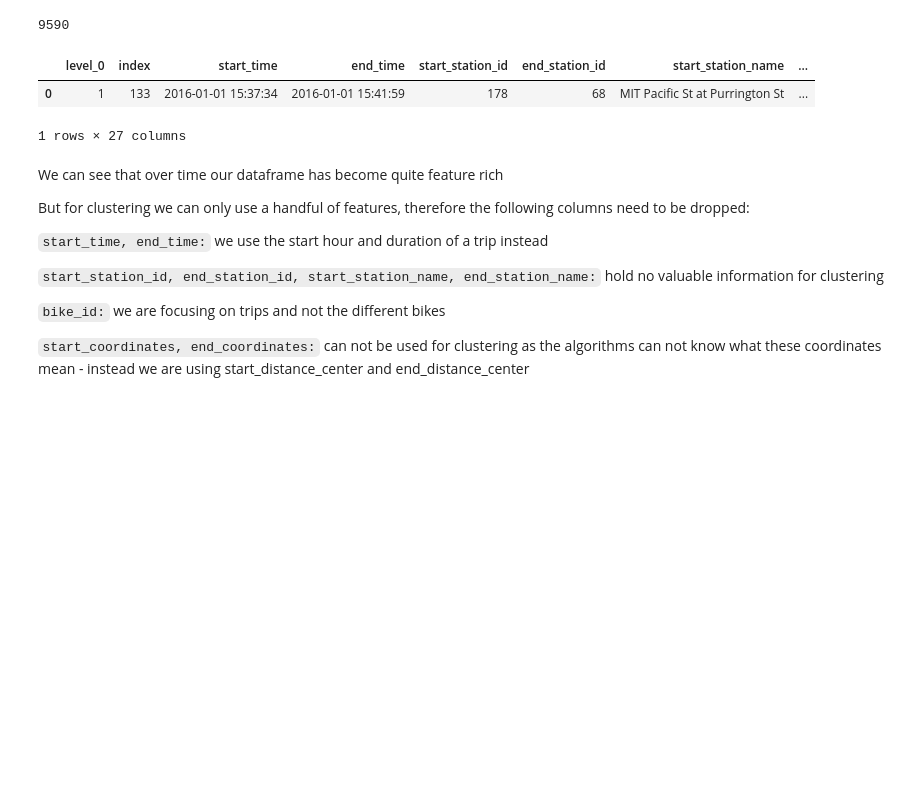
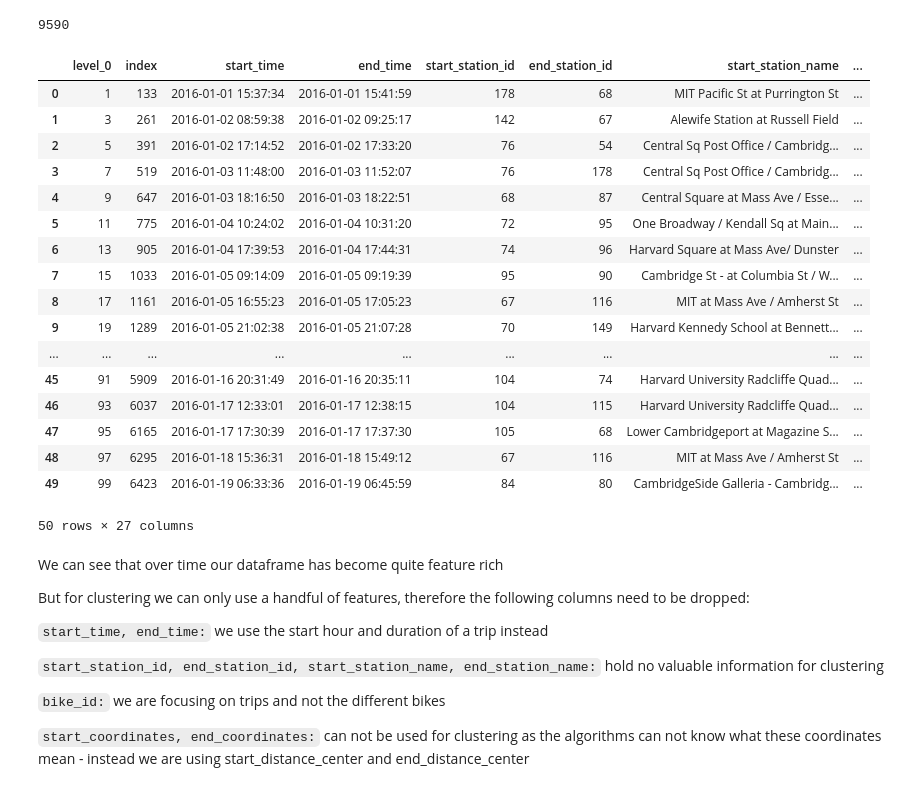
Before and after one commit to renefreitag/Data_Vipers, a Jupyter notebook: final/DataVipersNotebook.ipynb, the cells around one changed output. Saved outputs shown, nothing was run; the diff lists cells and outputs as text; code cells hidden in the pictures; blank space fills up the shorter version.

```diff
--- a/final/DataVipersNotebook.ipynb
+++ b/final/DataVipersNotebook.ipynb
@@ -947,11 +927,26 @@ len(df_cluster)
 # %% [output]
 9590
 # %%
-df_cluster.head(1)
+df_cluster.head(50)
 # %% [output]
 |  | level_0 | index | start_time | end_time | start_station_id | end_station_id | start_station_name | ... |
 | 0 | 1 | 133 | 2016-01-01 15:37:34 | 2016-01-01 15:41:59 | 178 | 68 | MIT Pacific St at Purrington St | ... |
+| 1 | 3 | 261 | 2016-01-02 08:59:38 | 2016-01-02 09:25:17 | 142 | 67 | Alewife Station at Russell Field | ... |
+| 2 | 5 | 391 | 2016-01-02 17:14:52 | 2016-01-02 17:33:20 | 76 | 54 | Central Sq Post Office / Cambridg... | ... |
+| 3 | 7 | 519 | 2016-01-03 11:48:00 | 2016-01-03 11:52:07 | 76 | 178 | Central Sq Post Office / Cambridg... | ... |
+| 4 | 9 | 647 | 2016-01-03 18:16:50 | 2016-01-03 18:22:51 | 68 | 87 | Central Square at Mass Ave / Esse... | ... |
+| 5 | 11 | 775 | 2016-01-04 10:24:02 | 2016-01-04 10:31:20 | 72 | 95 | One Broadway / Kendall Sq at Main... | ... |
+| 6 | 13 | 905 | 2016-01-04 17:39:53 | 2016-01-04 17:44:31 | 74 | 96 | Harvard Square at Mass Ave/ Dunster | ... |
+| 7 | 15 | 1033 | 2016-01-05 09:14:09 | 2016-01-05 09:19:39 | 95 | 90 | Cambridge St - at Columbia St / W... | ... |
+| 8 | 17 | 1161 | 2016-01-05 16:55:23 | 2016-01-05 17:05:23 | 67 | 116 | MIT at Mass Ave / Amherst St | ... |
+| 9 | 19 | 1289 | 2016-01-05 21:02:38 | 2016-01-05 21:07:28 | 70 | 149 | Harvard Kennedy School at Bennett... | ... |
+| ... | ... | ... | ... | ... | ... | ... | ... | ... |
+| 45 | 91 | 5909 | 2016-01-16 20:31:49 | 2016-01-16 20:35:11 | 104 | 74 | Harvard University Radcliffe Quad... | ... |
+| 46 | 93 | 6037 | 2016-01-17 12:33:01 | 2016-01-17 12:38:15 | 104 | 115 | Harvard University Radcliffe Quad... | ... |
+| 47 | 95 | 6165 | 2016-01-17 17:30:39 | 2016-01-17 17:37:30 | 105 | 68 | Lower Cambridgeport at Magazine S... | ... |
+| 48 | 97 | 6295 | 2016-01-18 15:36:31 | 2016-01-18 15:49:12 | 67 | 116 | MIT at Mass Ave / Amherst St | ... |
+| 49 | 99 | 6423 | 2016-01-19 06:33:36 | 2016-01-19 06:45:59 | 84 | 80 | CambridgeSide Galleria - Cambridg... | ... |
-1 rows × 27 columns
+50 rows × 27 columns
 # %% [markdown]
 We can see that over time our dataframe has become quite feature rich
 
```
Also changed, not shown: parts of 13 cells of this notebook.
